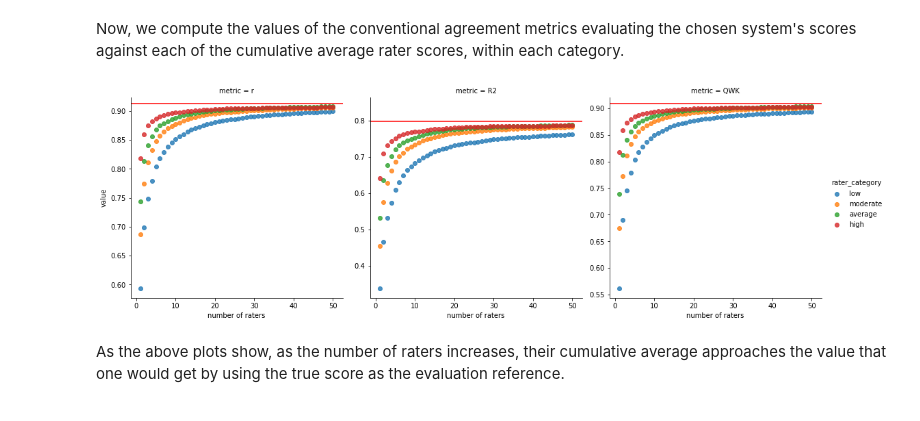
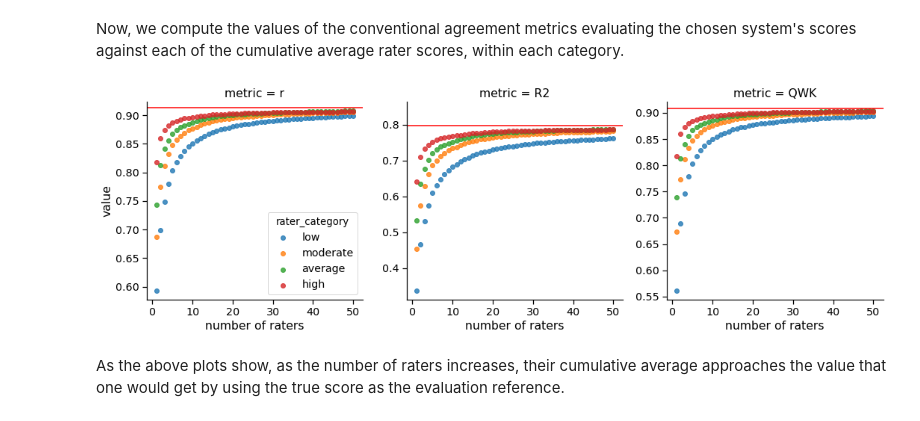
Before and after one commit to EducationalTestingService/prmse-simulations, a Jupyter notebook: notebooks/multiple_raters_true_score.ipynb, the cells around one changed output. Cells and saved outputs as stored; diff of their text form; code cells hidden in the pictures.

Commit message:
Scale fonts in intuition plot and move legend inside.

```diff
--- a/notebooks/multiple_raters_true_score.ipynb
+++ b/notebooks/multiple_raters_true_score.ipynb
@@ -179,30 +179,32 @@ df_cumulative_system_metric_values_per_category_long = df_cumulative_system_metr
                                                                                                             var_name='num_raters')
 # %%
 # now let's create the plot showing the value of these metrics
-g=sns.lmplot(x='num_raters',
-             y='value',
-             col='metric',
-             hue='rater_category',
-             data=df_cumulative_system_metric_values_per_category_long,
-             fit_reg=False,
-             hue_order = dataset.rater_categories,
-             col_order=['r', 'R2', 'QWK'],
-             sharey=False)
+with sns.plotting_context('notebook', font_scale=1.3):
+    g=sns.lmplot(x='num_raters',
+                 y='value',
+                 col='metric',
+                 hue='rater_category',
+                 data=df_cumulative_system_metric_values_per_category_long,
+                 fit_reg=False,
+                 hue_order = dataset.rater_categories,
+                 col_order=['r', 'R2', 'QWK'],
+                 legend_out=False,
+                 sharey=False)
 
-# let's also add a line to each graph that shows what the value
-# of each metric would be when evaluating the system scores against
-# the simulated true/gold-standard scores in our dataset
-true_system_metric_values = Analyzer.metrics_helper(df_scores['true'], system_scores)
-true_system_metric_values = true_system_metric_values.rename({'corr': 'r', 'wtkappa': 'QWK'})
-axes = g.axes[0]
-for ax in axes:
-    metric = ax.get_title().split('=')[1].strip()
-    line_height = true_system_metric_values[metric]
-    ax.axhline(line_height, color='red')
-    ax.set_xlabel('number of raters')
-g.savefig(figure_dir / 'intuition.png')
-plt.show()
+    # let's also add a line to each graph that shows what the value
+    # of each metric would be when evaluating the system scores against
+    # the simulated true/gold-standard scores in our dataset
+    true_system_metric_values = Analyzer.metrics_helper(df_scores['true'], system_scores)
+    true_system_metric_values = true_system_metric_values.rename({'corr': 'r', 'wtkappa': 'QWK'})
+    axes = g.axes[0]
+    for ax in axes:
+        metric = ax.get_title().split('=')[1].strip()
+        line_height = true_system_metric_values[metric]
+        ax.axhline(line_height, color='red')
+        ax.set_xlabel('number of raters')
+    g.savefig(figure_dir / 'intuition.png')
+    plt.show()
 # %% [output]
-[figure, old version]
+[figure, new version]
 # %% [markdown]
 As the above plots show, as the number of raters increases, their cumulative average approaches the value that one would get by using the true score as the evaluation reference.
```
